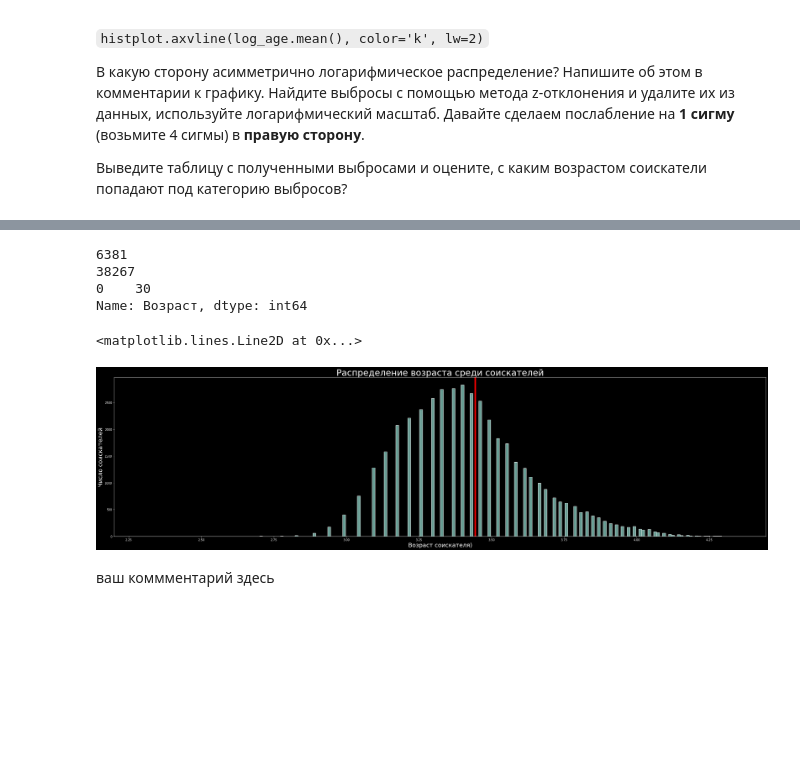
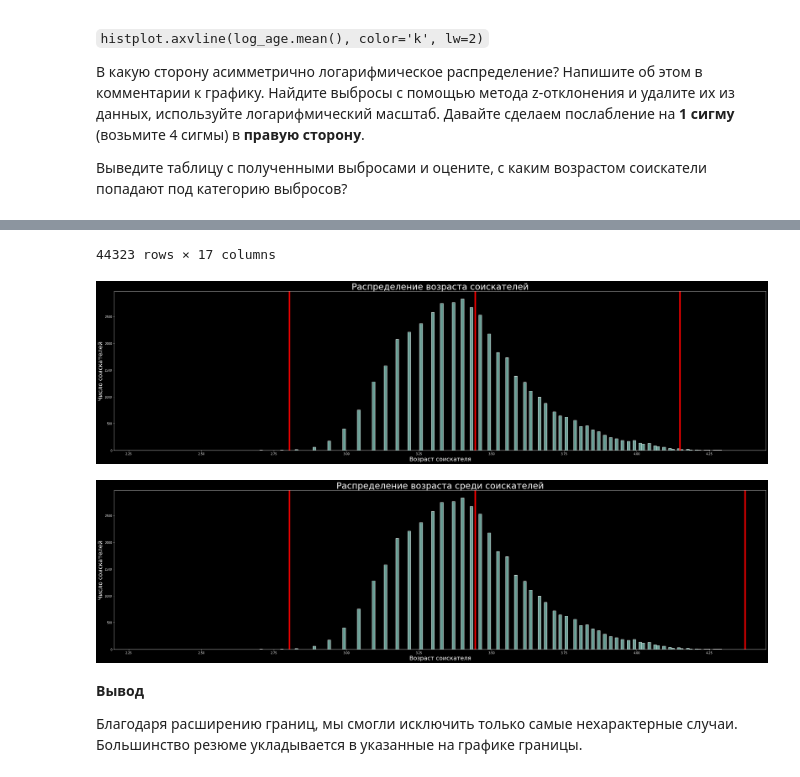
Before and after one commit to madskillskill/sf_data_science, a Jupyter notebook: PROJECT-1/Project_1.ipynb, the cells around one changed output, grey strips where cells are left out. Saved outputs shown, nothing was run; the diff lists cells and outputs as text; code cells hidden in the pictures; blank space fills up the shorter version.

```diff
--- a/PROJECT-1/Project_1.ipynb
+++ b/PROJECT-1/Project_1.ipynb
@@ -958,10 +908,10 @@ barplot.set_title('Зависимость желания рассмотреть
 # %% [markdown]
 1. Начнем с дубликатов в наших данных. Найдите **полные дубликаты** в таблице с резюме и удалите их.
 # %%
-hh_df.drop(['Занятость', 'График'], axis = 1)
-hh_df.drop(['Занятость', 'График', 'Город, переезд, командировки', 'Опыт работы', 'Образование и ВУЗ'], axis = 1, inplace=True)
+hh_df.drop(['Занятость', 'График', 'Город, переезд, командировки',\
+    'Опыт работы', 'Образование и ВУЗ'], axis = 1, inplace=True)
 duplicates = hh_df[hh_df.duplicated(subset=hh_df.columns)]
+print(duplicates.shape[0],\
+    '= количество обнаруженных полных дубликатов.')
 hh_df.drop_duplicates()
-
-print(duplicates.shape[0])
 # %% [output]
@@ -1077,8 +996,14 @@ None
 # %% [markdown]
 5. В процессе разведывательного анализа мы обнаружили резюме, в которых **опыт работы в годах превышал возраст соискателя**. Найдите такие резюме и удалите их из данных
 # %%
-index_names = hh_df[ (hh_df['Опыт работы (годы)'] > hh_df['Возраст'])].index
+a = len(hh_df.index)
+
+
+index_names = hh_df[ (hh_df['Опыт работы (годы)']\
+    > hh_df['Возраст'])].index
 hh_df.drop(index_names, inplace = True)
 
-print(hh_df.info())
+
+b = len(hh_df.index)
+print(a-b, 'резюме отсеяно')
 # %% [output]
@@ -1109,7 +1018,7 @@ None
 
 Выведите таблицу с полученными выбросами и оцените, с каким возрастом соискатели попадают под категорию выбросов?
 # %%
-def outliers_z_score_mod(data, feature, log_scale=True,left=1.5,right=1.5):
+def outliers_z_score_mod(data,feature,left=3,right=3,log_scale=True):
     if log_scale:
         x = np.log(data[feature]+1)
     else:
@@ -1120,13 +1029,11 @@ def outliers_z_score_mod(data, feature, log_scale=True,left=1.5,right=1.5):
     upper_bound = mu + right * sigma
     outliers = data[(x < lower_bound) | (x > upper_bound)]
     cleaned = data[(x > lower_bound) & (x < upper_bound)]
-    return outliers, cleaned
 
-outliers, cleaned = outliers_z_score_mod(hh_df, 'Логзраст', log_scale=True)
-print(outliers.shape[0])
-print(cleaned.shape[0])
+    return outliers, cleaned, lower_bound, upper_bound
 
-print(hh_df['Возраст'].mode())
+outliers, cleaned, lower_bound, upper_bound =\
+    outliers_z_score_mod(hh_df, 'Возраст', 3, 3,log_scale=True)
 
 hh_df['Логзраст'] = np.log(hh_df['Возраст'])
 
@@ -1138,10 +1045,34 @@ histplot1 = sns.histplot(
     x='Логзраст',
     bins=200
 )
-histplot1.set_title('Распределение возраста среди соискателей', fontsize=30)
-histplot1.set_xlabel('Возраст соискателя)', fontsize=20)
+histplot1.set_title('Распределение возраста соискателей',\
+    fontsize=30)
+histplot1.set_xlabel('Возраст соискателя', fontsize=20)
 histplot1.set_ylabel('Число соискателей', fontsize=20)
 
 histplot1.axvline(hh_df['Логзраст'].mean(), color='r', lw=5)
+histplot1.axvline(lower_bound, color='r', lw=5)
+histplot1.axvline(upper_bound, color='r', lw=5)
+
+outliers, cleaned, lower_bound, upper_bound =\
+    outliers_z_score_mod(hh_df, 'Возраст', 3, 4, log_scale=True)
+
+fig, axes = plt.subplots(ncols=1, figsize=(40, 10))
+plt.subplots_adjust(hspace=.0)
+
+histplot1 = sns.histplot(
+    data=hh_df,
+    x='Логзраст',
+    bins=200
+)
+histplot1.set_title('Распределение возраста среди соискателей',\
+    fontsize=30)
+histplot1.set_xlabel('Возраст соискателя', fontsize=20)
+histplot1.set_ylabel('Число соискателей', fontsize=20)
+
 histplot1.axvline(hh_df['Логзраст'].mean(), color='r', lw=5)
+histplot1.axvline(lower_bound, color='r', lw=5)
+histplot1.axvline(upper_bound, color='r', lw=5)
+
+pd.concat([hh_df, outliers]).drop_duplicates(keep=False)
 # %% [output]
@@ -1148,8 +1091,7 @@ histplot1.axvline(hh_df['Логзраст'].mean(), color='r', lw=5)
-6381
-38267
-0    30
-Name: Возраст, dtype: int64
+44323 rows × 17 columns
-<matplotlib.lines.Line2D at 0x...>
-[figure, old version]
+[figure, new version]
+[figure, added]
 # %% [markdown]
-ваш коммментарий здесь
+**Вывод**
+
+Благодаря расширению границ, мы смогли исключить только самые нехарактерные случаи. Большинство резюме укладывается в указанные на графике границы.
```
Also changed, not shown: parts of 14 cells of this notebook, 1 other file.
